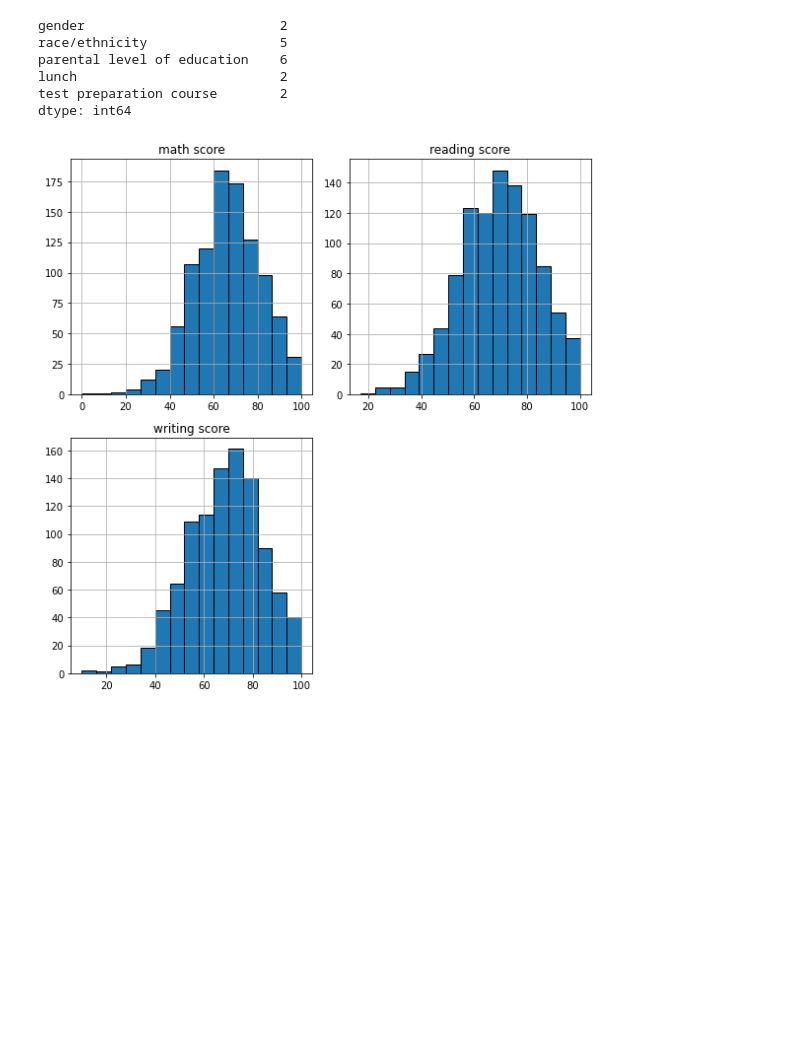
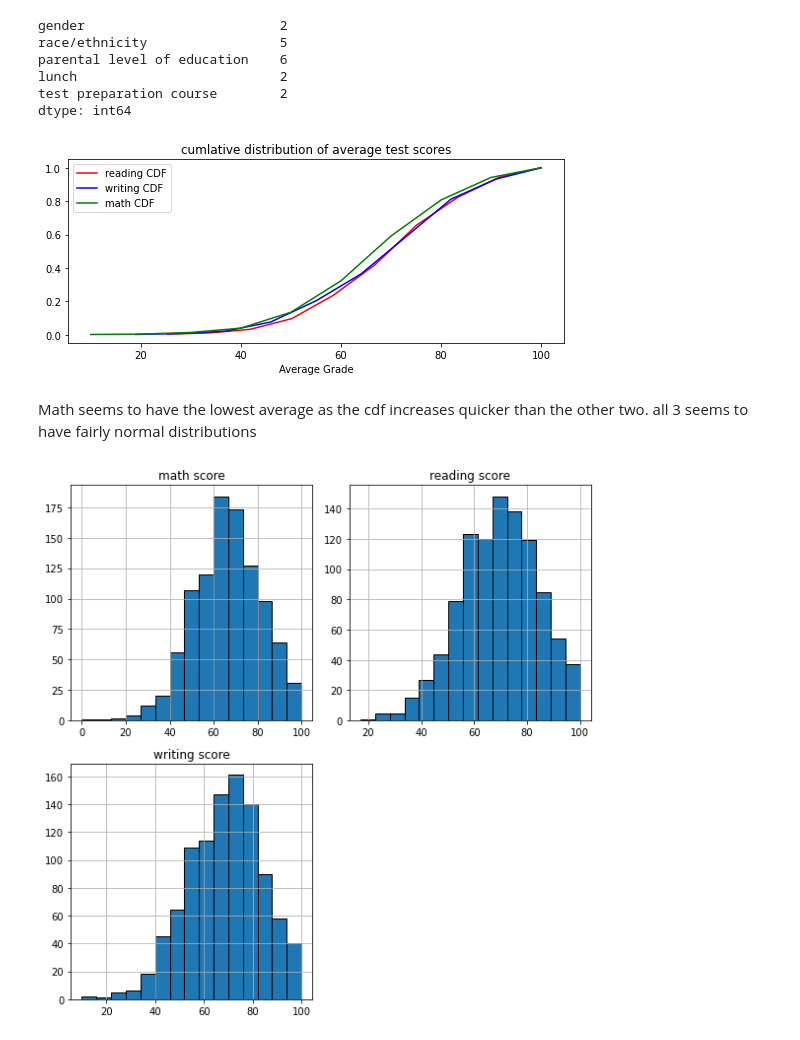
Before and after one commit to misterrustia/Student_performance, a Jupyter notebook: Student_Performance_EDA.ipynb, the cells around one changed output. Saved outputs shown, nothing was run; the diff lists cells and outputs as text; code cells hidden in the pictures; blank space fills up the shorter version.

```diff
--- a/Student_Performance_EDA.ipynb
+++ b/Student_Performance_EDA.ipynb
@@ -78,7 +81,37 @@ lunch                          2
 test preparation course        2
 dtype: int64
 # %%
-put cdf of the three here
+# put cdf of the three here
+
+plt.rcParams["figure.figsize"] = [7.50, 3.50]
+plt.rcParams["figure.autolayout"] = True
+
+
+
+count, bins_count = np.histogram(df['reading score'], bins=10)
+pdf = count / sum(count)
+cdf = np.cumsum(pdf)
+plt.plot(bins_count[1:], cdf, label="reading CDF", color ='r')
+
+
+count, bins_count = np.histogram(df['writing score'], bins=10)
+pdf = count / sum(count)
+cdf = np.cumsum(pdf)
+plt.plot(bins_count[1:], cdf, label="writing CDF", color ='b')
+
+count, bins_count = np.histogram(df['math score'], bins=10)
+pdf = count / sum(count)
+cdf = np.cumsum(pdf)
+plt.plot(bins_count[1:], cdf, label="math CDF", color ='g')
+
+plt.legend()
+plt.xlabel('Average Grade')
+plt.title('cumlative distribution of average test scores')
+plt.show()
+# %% [output]
+[figure, added]
+# %% [markdown]
+Math seems to have the lowest average as the cdf increases quicker than the other two. all 3 seems to have fairly normal distributions
 # %%
 # Plots the histogram for each numerical feature in a separate subplot
 
```
Also changed, not shown: parts of 18 cells of this notebook.
